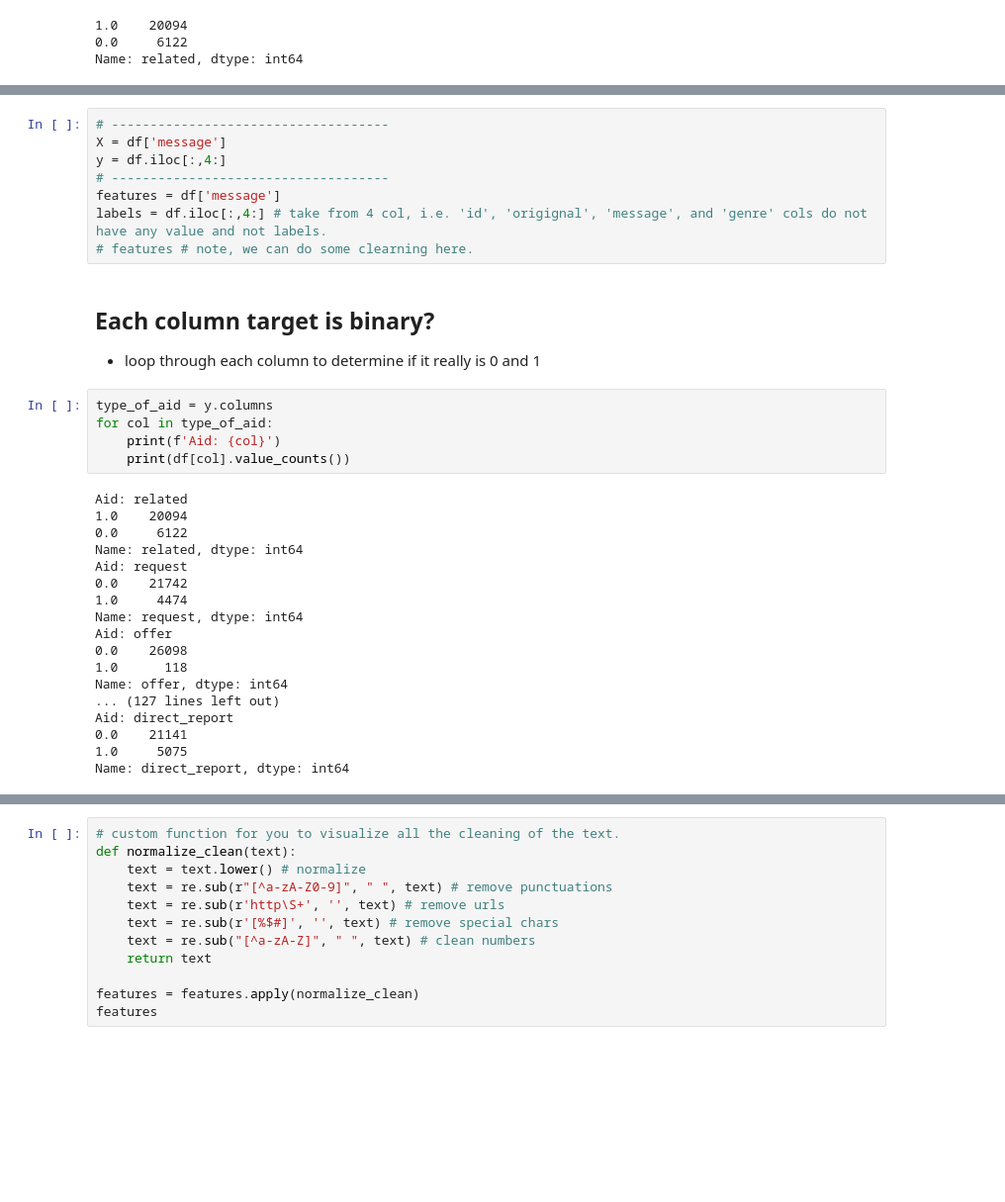
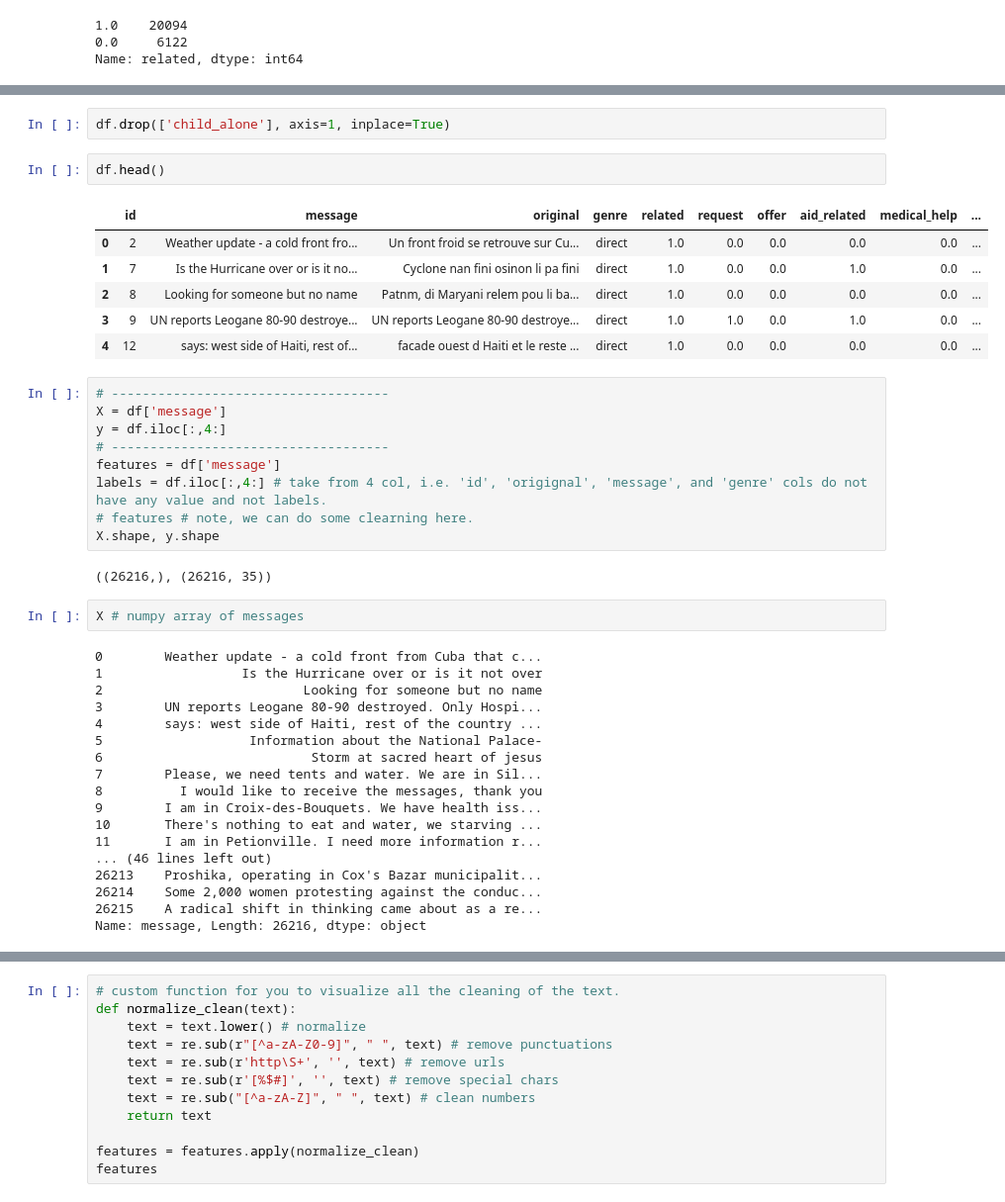
Before and after one commit to khoin-byte/disaster-response-pipeline, a Jupyter notebook: ML_Pipeline_Preparation.ipynb, the cells around one changed output, grey strips where cells are left out. Shown: that part at 99% size. Cells and saved outputs as stored; diff of their text form; blank space fills up the shorter version.

```diff
--- a/ML_Pipeline_Preparation.ipynb
+++ b/ML_Pipeline_Preparation.ipynb
@@ -81,3 +93,14 @@ Name: related, dtype: int64
+# %%
+df.drop(['child_alone'], axis=1, inplace=True)
+# %%
+df.head()
+# %% [output]
+|  | id | message | original | genre | related | request | offer | aid_related | medical_help | ... |
+| 0 | 2 | Weather update - a cold front fro... | Un front froid se retrouve sur Cu... | direct | 1.0 | 0.0 | 0.0 | 0.0 | 0.0 | ... |
+| 1 | 7 | Is the Hurricane over or is it no... | Cyclone nan fini osinon li pa fini | direct | 1.0 | 0.0 | 0.0 | 1.0 | 0.0 | ... |
+| 2 | 8 | Looking for someone but no name | Patnm, di Maryani relem pou li ba... | direct | 1.0 | 0.0 | 0.0 | 0.0 | 0.0 | ... |
+| 3 | 9 | UN reports Leogane 80-90 destroye... | UN reports Leogane 80-90 destroye... | direct | 1.0 | 1.0 | 0.0 | 1.0 | 0.0 | ... |
+| 4 | 12 | says: west side of Haiti, rest of... | facade ouest d Haiti et le reste ... | direct | 1.0 | 0.0 | 0.0 | 0.0 | 0.0 | ... |
 # %%
 # ------------------------------------
 X = df['message']
@@ -86,29 +109,26 @@ y = df.iloc[:,4:]
 features = df['message']
 labels = df.iloc[:,4:] # take from 4 col, i.e. 'id', 'origignal', 'message', and 'genre' cols do not have any value and not labels.
 # features # note, we can do some clearning here.
+X.shape, y.shape
+# %% [output]
+((26216,), (26216, 35))
-# %% [markdown]
-## Each column target is binary?
-* loop through each column to determine if it really is 0 and 1
-# %%
-type_of_aid = y.columns
-for col in type_of_aid:
-    print(f'Aid: {col}')
-    print(df[col].value_counts())
-# %% [output]
-Aid: related
-1.0    20094
-0.0     6122
-Name: related, dtype: int64
-Aid: request
-0.0    21742
-1.0     4474
-Name: request, dtype: int64
-Aid: offer
-0.0    26098
-1.0      118
-Name: offer, dtype: int64
-... (127 lines left out)
-Aid: direct_report
-0.0    21141
-1.0     5075
-Name: direct_report, dtype: int64
+# %%
+X # numpy array of messages
+# %% [output]
+0        Weather update - a cold front from Cuba that c...
+1                  Is the Hurricane over or is it not over
+2                          Looking for someone but no name
+3        UN reports Leogane 80-90 destroyed. Only Hospi...
+4        says: west side of Haiti, rest of the country ...
+5                   Information about the National Palace-
+6                           Storm at sacred heart of jesus
+7        Please, we need tents and water. We are in Sil...
+8          I would like to receive the messages, thank you
+9        I am in Croix-des-Bouquets. We have health iss...
+10       There's nothing to eat and water, we starving ...
+11       I am in Petionville. I need more information r...
+... (46 lines left out)
+26213    Proshika, operating in Cox's Bazar municipalit...
+26214    Some 2,000 women protesting against the conduc...
+26215    A radical shift in thinking came about as a re...
+Name: message, Length: 26216, dtype: object
```
Also changed, not shown: parts of 13 cells of this notebook.
